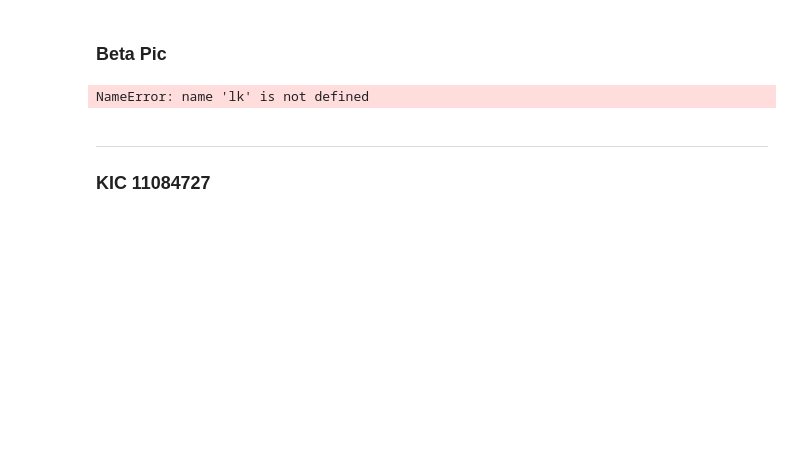
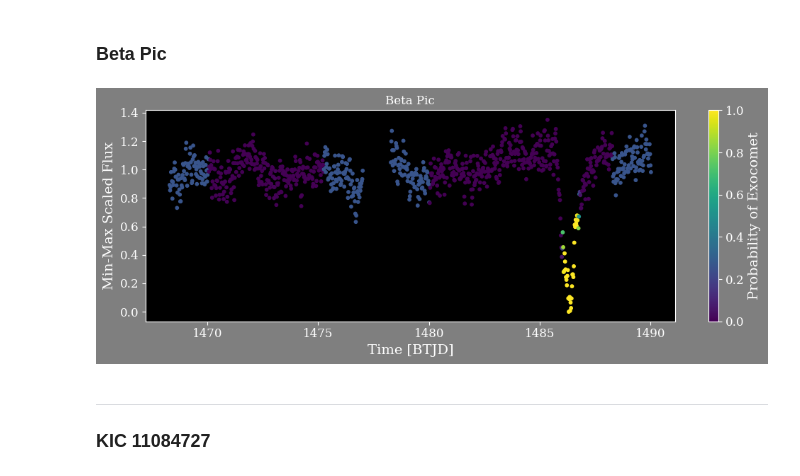
Before and after one commit to azibn/nets2, a Jupyter notebook: notebooks/CNN.ipynb, the cells around one changed output. Saved outputs shown, nothing was run; the diff lists cells and outputs as text; code cells hidden in the pictures; blank space fills up the shorter version.

```diff
--- a/notebooks/CNN.ipynb
+++ b/notebooks/CNN.ipynb
@@ -462,31 +495,33 @@ plt.savefig('betapic-s5.png',dpi=300,bbox_inches='tight')
 # %%
 lc = lk.search_lightcurve('Beta Pic',mission='TESS',sector=[6],author='TESS-SPOC').download_all().stitch()
 lc = lc[lc.quality.value == 0]
 
 f = np.array((lc.flux.value/np.nanmedian(lc.flux.value)) - 1)
 f = np.array(f / np.nanstd((lc.flux.value/np.nanmedian(lc.flux.value))-1))
 f = f + 1
 f = f[~np.isnan(f)]
 f = (f - np.min(f)) / (np.max(f) - np.min(f))
 
 cnn.predict(modelname=modelname,
-            times=lc.time.value,
+            times=lc.time.value[0:-1],
             fluxes=f,
-            errs=lc.flux_err.value)
+            errs=lc.flux_err.value[0:-1])
 
 plt.figure(figsize=(10,4))
+plt.style.use('dark_background')  # Set the style to dark background
+
 plt.scatter(cnn.predict_time[0], cnn.predict_flux[0],
             c=cnn.predictions[0], vmin=0, vmax=1,s=10)
 plt.colorbar(label='Probability of Exocomet')
 #plt.axvline(cnn.predict_time[0][np.argmax(cnn.predictions)],color='red',linestyle='--',zorder=1)
 plt.xlabel('Time [BTJD]')
-plt.title('Beta Pic - Sector 5')
+plt.title('Beta Pic')
 plt.tight_layout()
 plt.ylabel('Min-Max Scaled Flux')
 plt.gcf().patch.set_alpha(0.5)
 plt.savefig('betapic-s5.png',dpi=300,bbox_inches='tight')
 # %% [output]
-NameError: name 'lk' is not defined
+[figure, added]
 # %% [markdown]
 ---
 ### KIC 11084727
```
Also changed, not shown: parts of 15 cells of this notebook, 1 other file.
